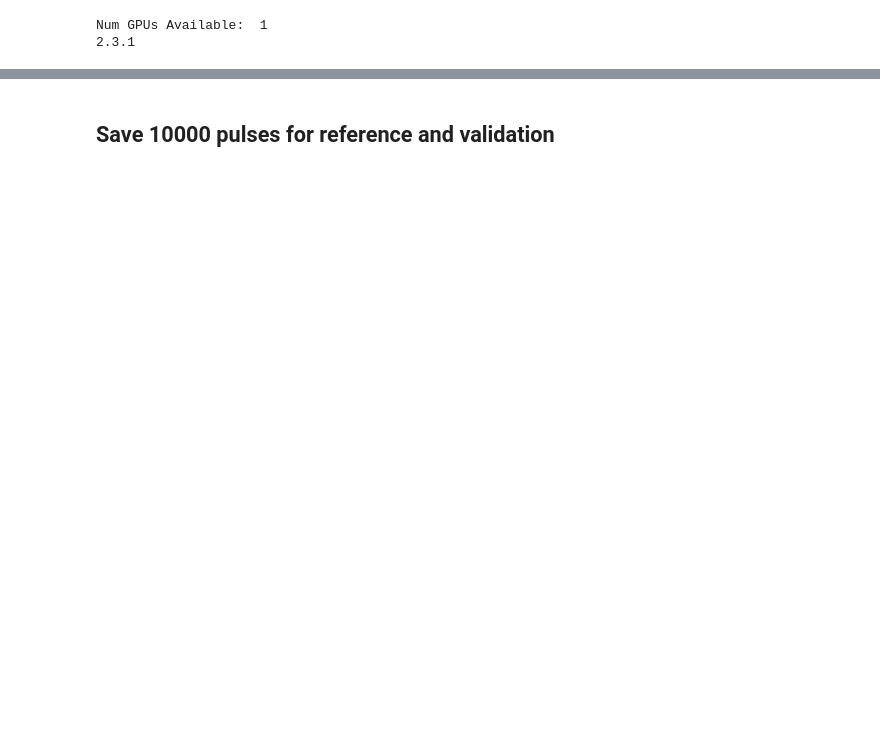
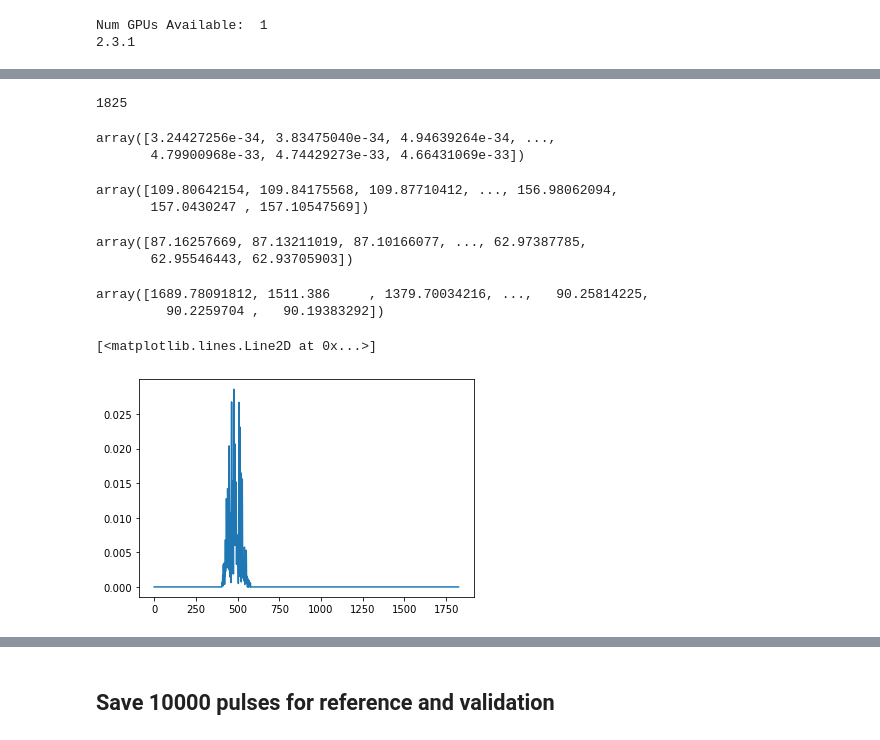
Before and after one commit to toelze/Trainer-laser-pulse-reconstruction, a Jupyter notebook: training from synthetic laser pulses.ipynb, the cells around one changed output, grey strips where cells are left out. Drawn from its saved outputs; the diff is of its cells as text; code cells hidden in the pictures; blank space fills up the shorter version.

Commit message:
Added TOF_traces

```diff
--- a/training from synthetic laser pulses.ipynb
+++ b/training from synthetic laser pulses.ipynb
@@ -7,9 +7,22 @@ import os
 import scipy as sp
 from scipy.interpolate import interp1d
 import matplotlib.pyplot as plt
-from numba import vectorize, float64, boolean
+from numba import vectorize, float64, boolean, njit
+
 
 import tensorflow as tf
+# try:
+#     # Disable all GPUS
+#     tf.config.set_visible_devices([], 'GPU')
+#     visible_devices = tf.config.get_visible_devices()
+#     for device in visible_devices:
+#         assert device.device_type != 'GPU'
+# except:
+#     # Invalid device or cannot modify virtual devices once initialized.
+#     pass
+
+
+# tf.config.experimental.set_lms_enabled(True)
 from tensorflow.keras.utils import Sequence
 from tensorflow_addons.layers import WeightNormalization
 from tensorflow.keras.regularizers import l1_l2
@@ -72,7 +85,7 @@ noisepeak=np.fromfile('./resources/noisepeak.dat',dtype ="float64")
 noisepeak_gpu=cp.asarray(noisepeak)
 
 peak_max_y=orig_tof_ens[len(noisepeak)]-orig_tof_ens[0]
-tof_ens=np.linspace(40,110,701)
+tof_ens=np.linspace(40,110,1401)
 tof_ens_gpu=cp.asarray(tof_ens)
 
 
@@ -105,7 +118,7 @@ p0=eV_in_au(CentralEnergy)
 
 # Pulse class returns temporal profile on basis of this time axis
 standard_full_time=np.loadtxt('./resources/standard_time.txt')
-standard_full_time= np.linspace(-250,250,500)
+standard_full_time= np.linspace(-250,250,512)
 
 # background noise for data augmentation is read from actual measured spectra
 measurednoise_train=np.loadtxt("./resources/measurednoise_train.txt")
@@ -118,0 +338,43 @@ Num GPUs Available:  1
+# %%
+# %%timeit
+x1 = Pulse.from_GS(dT = np.random.uniform(10/2.355,120/2.355)
+              , dE = np.random.uniform(0.2/2.355,1.8/2.355)
+              , num_electrons1=np.random.randint(20,31)
+              , num_electrons2=np.random.randint(20,31)
+             )
+(xuv,str1,str2)=x1.get_spectra(95,discretized=False)
+# %%
+# %%timeit
+(xuv,str1,str2)=x1.get_augmented_spectra(95,discretized=False)
+b1=Raw_data(np.asarray((xuv,str1,str2)),tof_ens,x1.get_temp(),num_electrons1=25,num_electrons2=25)
+b1.get_raw_matrix()
+b1.get_temp();
+# %%
+len(b1.get_all_tof())
+# %% [output]
+1825
+# %%
+b1.VLS_signal
+# %% [output]
+array([3.24427256e-34, 3.83475040e-34, 4.94639264e-34, ...,
+       4.79900968e-33, 4.74429273e-33, 4.66431069e-33])
+# %%
+b1.energies_to_TOF_times(b1.VLS_pixel_to_energies(b1.VLS_pixels))
+# %% [output]
+array([109.80642154, 109.84175568, 109.87710412, ..., 156.98062094,
+       157.0430247 , 157.10547569])
+# %%
+b1.VLS_pixel_to_energies(b1.VLS_pixels)
+# %% [output]
+array([87.16257669, 87.13211019, 87.10166077, ..., 62.97387785,
+       62.95546443, 62.93705903])
+# %%
+b1.TOF_times
+# %% [output]
+array([1689.78091812, 1511.386     , 1379.70034216, ...,   90.25814225,
+         90.2259704 ,   90.19383292])
+# %%
+plt.plot(b1.calc_tof_traces()[1])
+# %% [output]
+[<matplotlib.lines.Line2D at 0x...>]
+[figure, added]
```
Also changed, not shown: parts of 67 cells of this notebook, 1 other file.
